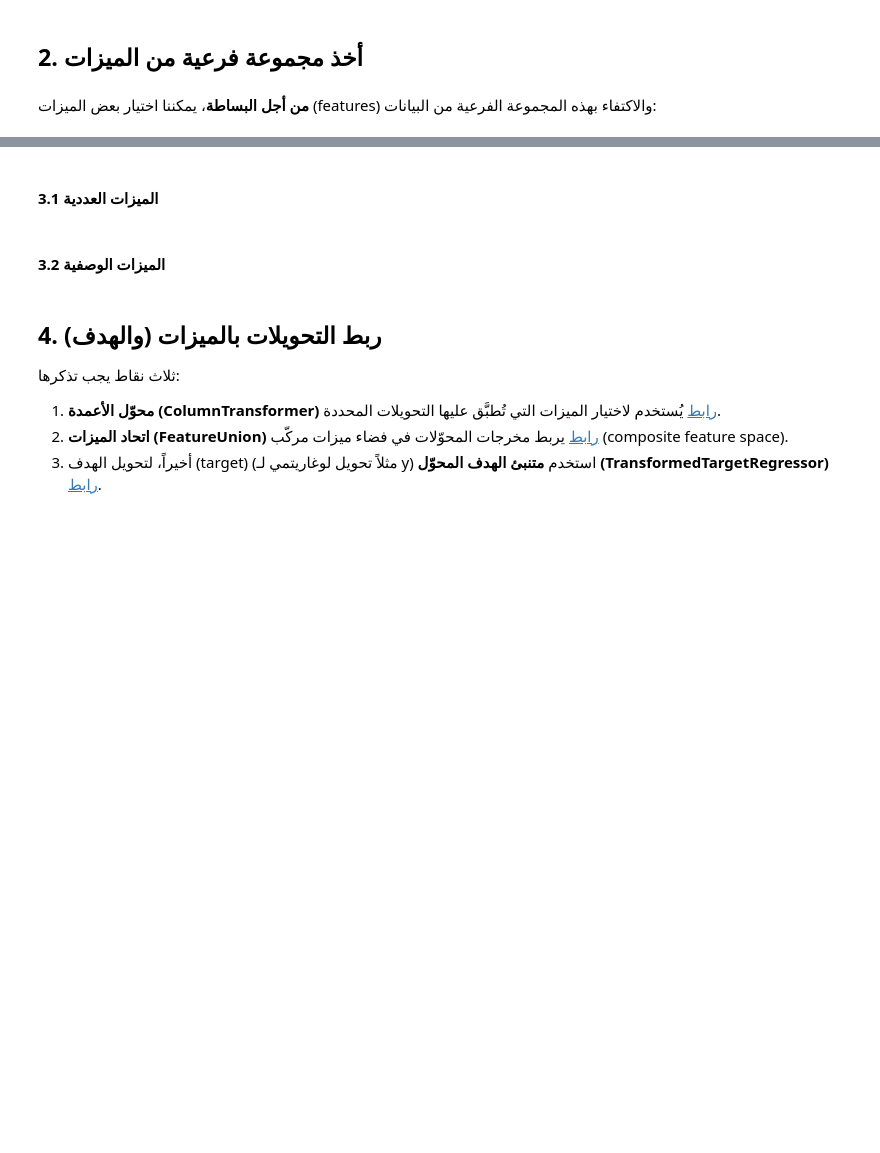
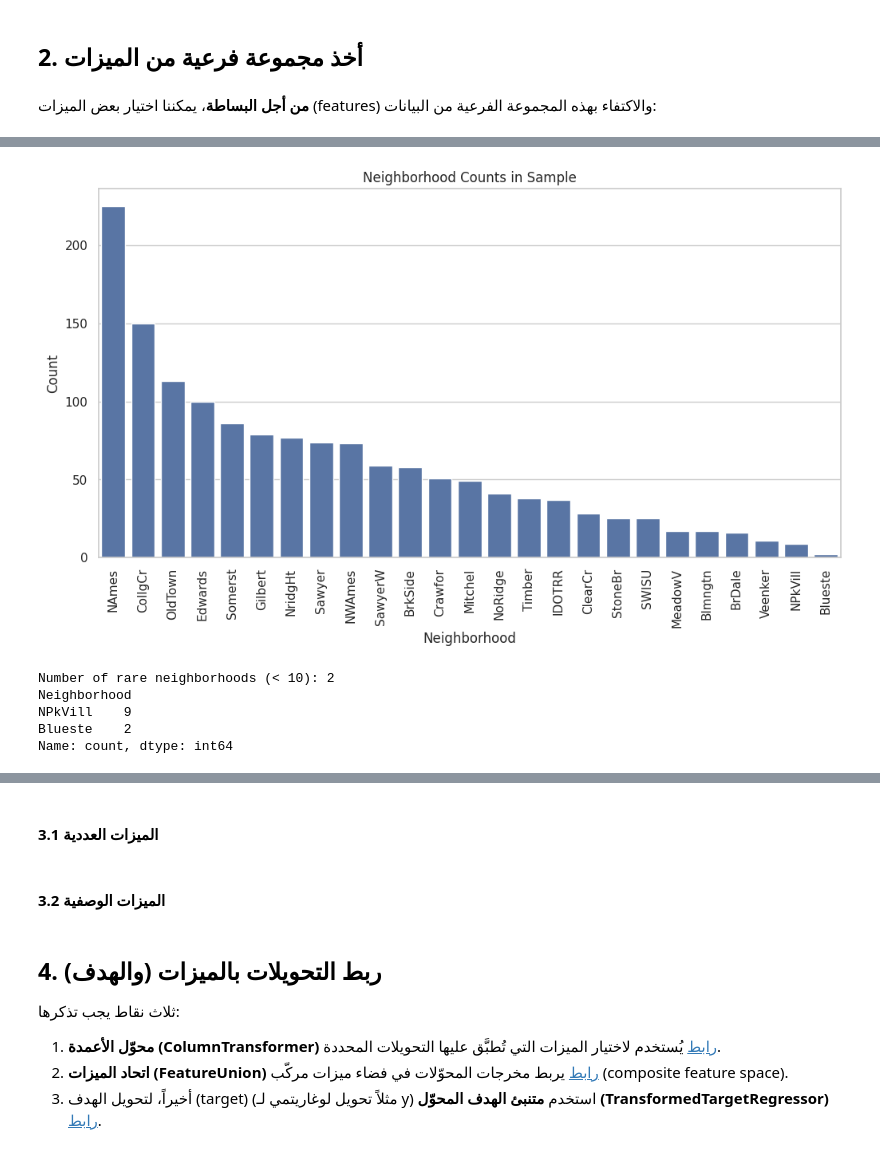
Before and after one commit to HassanAlgoz/machine-learning-python, a Jupyter notebook: content/modules/M1/03_multi/05_pipeline_example.ipynb, the cells around one changed output, grey strips where cells are left out. Drawn from its saved outputs; the diff is of its cells as text; code cells hidden in the pictures; blank space fills up the shorter version.

```diff
--- a/content/modules/M1/04_pipeline/02_make_pipeline.ipynb
+++ b/content/modules/M1/03_multi/05_pipeline_example.ipynb
@@ -40,0 +70,23 @@ data = data[numeric_features + categorical_features]
+# %%
+plt.figure(figsize=(12, 6))
+neighborhood_counts = data['Neighborhood'].value_counts()
+sns.barplot(x=neighborhood_counts.index, y=neighborhood_counts.values)
+plt.xticks(rotation=90)
+plt.title('Neighborhood Counts in Sample')
+plt.xlabel('Neighborhood')
+plt.ylabel('Count')
+plt.show()
+# %% [output]
+[figure, added]
+# %%
+# عرض الفئات النادرة (أقل من 10 مرات ظهور في العينة)
+rare_threshold = 10
+rare_neighborhoods = neighborhood_counts[neighborhood_counts < rare_threshold]
+print(f"Number of rare neighborhoods (< {rare_threshold}): {len(rare_neighborhoods)}")
+print(rare_neighborhoods)
+# %% [output]
+Number of rare neighborhoods (< 10): 2
+Neighborhood
+NPkVill    9
+Blueste    2
+Name: count, dtype: int64
```
Also changed, not shown: parts of 29 cells of this notebook, 17 other files.
